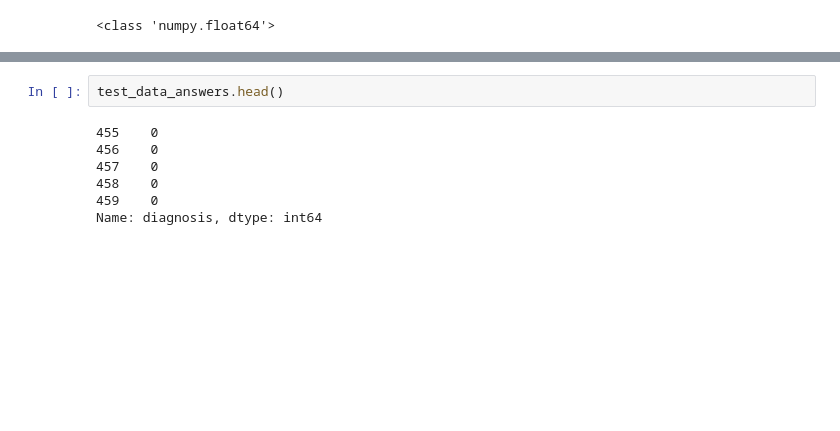
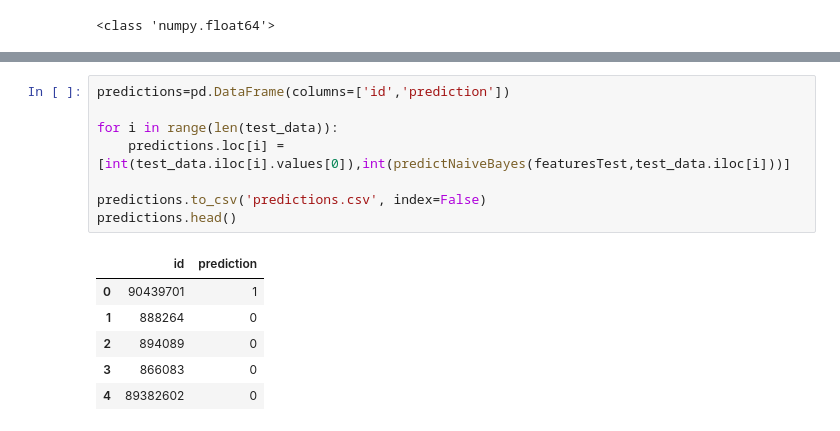
Before and after one commit to Buddhathe18th/machineLearningResources, a Jupyter notebook: Breast Cancer Dataset/breastCancer.ipynb, the cells around one changed output, grey strips where cells are left out. Cells and saved outputs as stored; diff of their text form; blank space fills up the shorter version.

```diff
--- a/Breast Cancer Dataset/breastCancer.ipynb
+++ b/Breast Cancer Dataset/breastCancer.ipynb
@@ -136,9 +122,15 @@ test_data.head()
-# %%
-test_data_answers.head()
-# %% [output]
-455    0
-456    0
-457    0
-458    0
-459    0
-Name: diagnosis, dtype: int64
+# %%
+predictions=pd.DataFrame(columns=['id','prediction'])
+
+for i in range(len(test_data)):
+    predictions.loc[i] =[int(test_data.iloc[i].values[0]),int(predictNaiveBayes(featuresTest,test_data.iloc[i]))]
+
+predictions.to_csv('predictions.csv', index=False)
+predictions.head()
+# %% [output]
+|  | id | prediction |
+| 0 | 90439701 | 1 |
+| 1 | 888264 | 0 |
+| 2 | 894089 | 0 |
+| 3 | 866083 | 0 |
+| 4 | 89382602 | 0 |
```
Also changed, not shown: parts of 8 cells of this notebook, 1 other file.
